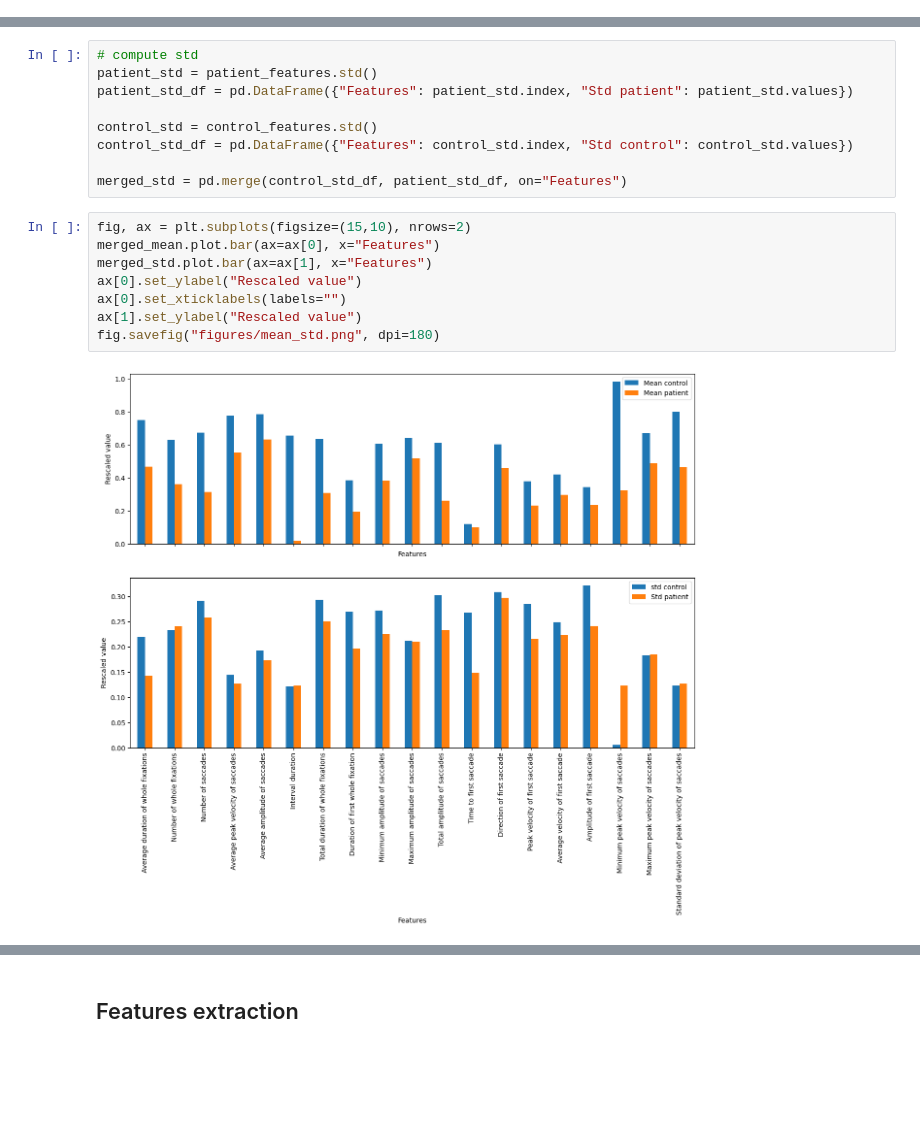
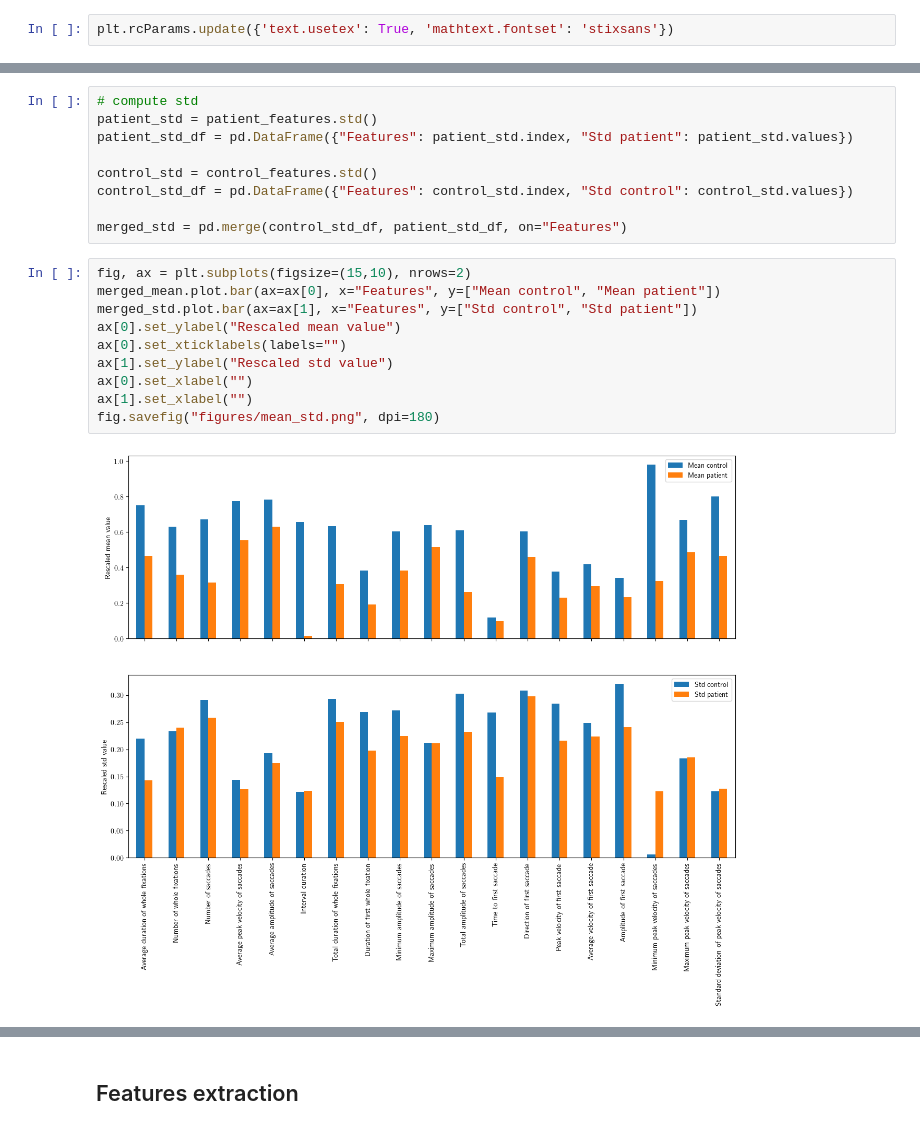
Before and after one commit to pierrelouis1998/smartflat, a Jupyter notebook: notebooks/introduction.ipynb, the cells around one changed output, grey strips where cells are left out. Cells and saved outputs as stored; diff of their text form; blank space fills up the shorter version.

```diff
--- a/notebooks/introduction.ipynb
+++ b/notebooks/introduction.ipynb
@@ -13,6 +13,8 @@ import numpy as np
 # %% [output]
 The autoreload extension is already loaded. To reload it, use:
   %reload_ext autoreload
+# %%
+plt.rcParams.update({'text.usetex': True, 'mathtext.fontset': 'stixsans'})
 # %%
 DATA_PATH = Path("/home/pl/MVA/Medic/data/") # insert path to data folder
 # %%
@@ -61,11 +63,13 @@ control_std_df = pd.DataFrame({"Features": control_std.index, "Std control": con
 merged_std = pd.merge(control_std_df, patient_std_df, on="Features")
 # %%
 fig, ax = plt.subplots(figsize=(15,10), nrows=2)
-merged_mean.plot.bar(ax=ax[0], x="Features")
-merged_std.plot.bar(ax=ax[1], x="Features")
-ax[0].set_ylabel("Rescaled value")
+merged_mean.plot.bar(ax=ax[0], x="Features", y=["Mean control", "Mean patient"])
+merged_std.plot.bar(ax=ax[1], x="Features", y=["Std control", "Std patient"])
+ax[0].set_ylabel("Rescaled mean value")
 ax[0].set_xticklabels(labels="")
-ax[1].set_ylabel("Rescaled value")
+ax[1].set_ylabel("Rescaled std value")
+ax[0].set_xlabel("")
+ax[1].set_xlabel("")
 fig.savefig("figures/mean_std.png", dpi=180)
 # %% [output]
-[figure, old version]
+[figure, new version]
```
Also changed, not shown: parts of 1 cell of this notebook, 2 other files.
